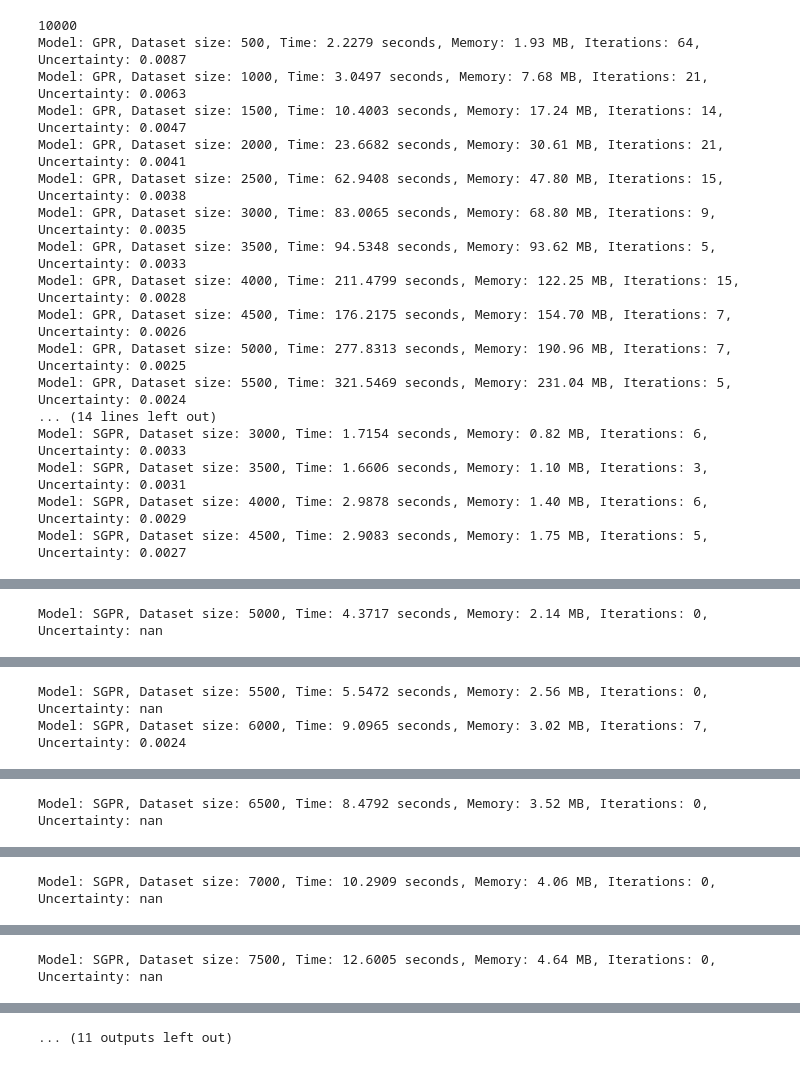
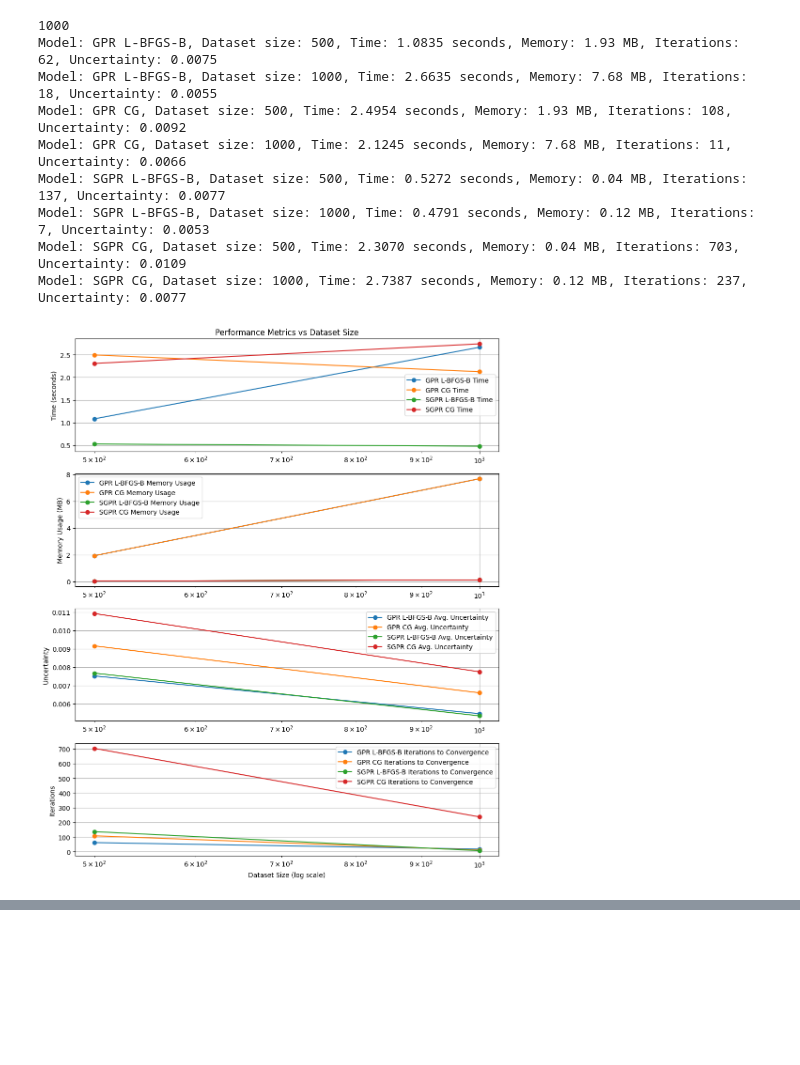
Before and after one commit to TDGB02/Gaussian-Process-Models, a Jupyter notebook: Easy_Comparison_Program.ipynb, the cells around one changed output, grey strips where cells are left out. Saved outputs shown, nothing was run; the diff lists cells and outputs as text; code cells hidden in the pictures; blank space fills up the shorter version.

```diff
--- a/Easy_Comparison_Program.ipynb
+++ b/Easy_Comparison_Program.ipynb
@@ -142,38 +134,39 @@ def run_comparison(max_samples, models_kernels):
     }
 
     # Loop over each model and its kernel
-    for model_name, model_kernel in models_kernels:
+    for model_name, model_kernel, optim_method in models_kernels:
         times = []
         uncertainties = []
         memory_usages = []
         iterations = []
 
         for idx, size in enumerate(dataset_sizes):
-            rmse, avg_uncertainty, time_taken, n_iter = train_and_evaluate_gp(size, model_name, model_kernel)
+            rmse, avg_uncertainty, time_taken, n_iter = train_and_evaluate_gp(size, model_name, model_kernel, optim_method)
             memory = estimate_memory_usage(n_samples=size, n_features=n_features, model_type=model_name, n_inducing=0.1*size)
 
             uncertainties.append(avg_uncertainty)
             times.append(time_taken)
             memory_usages.append(memory)
             iterations.append(n_iter)
-
-            print(f"Model: {model_name}, Dataset size: {size}, Time: {time_taken:.4f} seconds, "
+            name = model_name + " " + optim_method
+            print(f"Model: {name}, Dataset size: {size}, Time: {time_taken:.4f} seconds, "
                   f"Memory: {memory:.2f} MB, Iterations: {n_iter}, "
                   f"Uncertainty: {avg_uncertainty:.4f}")
 
         # Store results for this model
-        results['times'][model_name] = times
-        results['uncertainties'][model_name] = uncertainties
-        results['memory_usages'][model_name] = memory_usages
-        results['iterations'][model_name] = iterations
+        results['times'][name] = times
+        results['uncertainties'][name] = uncertainties
+        results['memory_usages'][name] = memory_usages
+        results['iterations'][name] = iterations
+
 
     # Plotting the results
     plt.figure(figsize=(10, 12))
 
     # Time Plot
     plt.subplot(4, 1, 1)
-    for model_name in results['times']:
-        plt.plot(dataset_sizes, results['times'][model_name], 'o-', label=f'{model_name} Time')
+    for name in results['times']:
+        plt.plot(dataset_sizes, results['times'][name], 'o-', label=f'{name} Time')
     plt.title('Performance Metrics vs Dataset Size')
     plt.ylabel('Time (seconds)')
     plt.xscale('log')
@@ -182,8 +175,8 @@ def run_comparison(max_samples, models_kernels):
 
     # Memory Usage Plot
     plt.subplot(4, 1, 2)
-    for model_name in results['memory_usages']:
-        plt.plot(dataset_sizes, results['memory_usages'][model_name], 'o-', label=f'{model_name} Memory Usage')
+    for name in results['memory_usages']:
+        plt.plot(dataset_sizes, results['memory_usages'][name], 'o-', label=f'{name} Memory Usage')
     plt.ylabel('Memory Usage (MB)')
     plt.xscale('log')
     plt.grid(True)
@@ -191,8 +184,8 @@ def run_comparison(max_samples, models_kernels):
 
     # Uncertainty Plot
     plt.subplot(4, 1, 3)
-    for model_name in results['uncertainties']:
-        plt.plot(dataset_sizes, results['uncertainties'][model_name], 'o-', label=f'{model_name} Avg. Uncertainty')
+    for name in results['uncertainties']:
+        plt.plot(dataset_sizes, results['uncertainties'][name], 'o-', label=f'{name} Avg. Uncertainty')
     plt.ylabel('Uncertainty')
     plt.xscale('log')
     plt.grid(True)
@@ -200,8 +193,8 @@ def run_comparison(max_samples, models_kernels):
 
     # Iterations Plot
     plt.subplot(4, 1, 4)
-    for model_name in results['iterations']:
-        plt.plot(dataset_sizes, results['iterations'][model_name], 'o-', label=f'{model_name} Iterations to Convergence')
+    for name in results['iterations']:
+        plt.plot(dataset_sizes, results['iterations'][name], 'o-', label=f'{name} Iterations to Convergence')
     plt.xlabel('Dataset Size (log scale)')
     plt.ylabel('Iterations')
     plt.xscale('log')
@@ -214,26 +207,21 @@ def run_comparison(max_samples, models_kernels):
     return results
 # %%
 models_kernels = [
-    ("GPR", gpf.kernels.RBF(variance=1.0, lengthscales=1.0)),
-    ("SGPR", gpf.kernels.RBF(variance=1.0, lengthscales=1.0))
+    ("GPR", gpf.kernels.RBF(variance=1.0, lengthscales=1.0), "L-BFGS-B"),
+    ("GPR", gpf.kernels.RBF(variance=1.0, lengthscales=1.0), "CG"),
+    ("SGPR", gpf.kernels.RBF(variance=1.0, lengthscales=1.0), "L-BFGS-B"),
+    ("SGPR", gpf.kernels.RBF(variance=1.0, lengthscales=1.0), "CG"),
 ]
 # Run the comparison for these models
-run_comparison(max_samples=10000, models_kernels=models_kernels)
+run_comparison(max_samples=1000, models_kernels=models_kernels)
 # %% [output]
-10000
-Model: GPR, Dataset size: 500, Time: 2.2279 seconds, Memory: 1.93 MB, Iterations: 64, Uncertainty: 0.0087
-Model: GPR, Dataset size: 1000, Time: 3.0497 seconds, Memory: 7.68 MB, Iterations: 21, Uncertainty: 0.0063
-Model: GPR, Dataset size: 1500, Time: 10.4003 seconds, Memory: 17.24 MB, Iterations: 14, Uncertainty: 0.0047
-Model: GPR, Dataset size: 2000, Time: 23.6682 seconds, Memory: 30.61 MB, Iterations: 21, Uncertainty: 0.0041
-Model: GPR, Dataset size: 2500, Time: 62.9408 seconds, Memory: 47.80 MB, Iterations: 15, Uncertainty: 0.0038
-Model: GPR, Dataset size: 3000, Time: 83.0065 seconds, Memory: 68.80 MB, Iterations: 9, Uncertainty: 0.0035
-Model: GPR, Dataset size: 3500, Time: 94.5348 seconds, Memory: 93.62 MB, Iterations: 5, Uncertainty: 0.0033
-Model: GPR, Dataset size: 4000, Time: 211.4799 seconds, Memory: 122.25 MB, Iterations: 15, Uncertainty: 0.0028
-Model: GPR, Dataset size: 4500, Time: 176.2175 seconds, Memory: 154.70 MB, Iterations: 7, Uncertainty: 0.0026
-Model: GPR, Dataset size: 5000, Time: 277.8313 seconds, Memory: 190.96 MB, Iterations: 7, Uncertainty: 0.0025
-Model: GPR, Dataset size: 5500, Time: 321.5469 seconds, Memory: 231.04 MB, Iterations: 5, Uncertainty: 0.0024
-... (14 lines left out)
-Model: SGPR, Dataset size: 3000, Time: 1.7154 seconds, Memory: 0.82 MB, Iterations: 6, Uncertainty: 0.0033
-Model: SGPR, Dataset size: 3500, Time: 1.6606 seconds, Memory: 1.10 MB, Iterations: 3, Uncertainty: 0.0031
-Model: SGPR, Dataset size: 4000, Time: 2.9878 seconds, Memory: 1.40 MB, Iterations: 6, Uncertainty: 0.0029
-Model: SGPR, Dataset size: 4500, Time: 2.9083 seconds, Memory: 1.75 MB, Iterations: 5, Uncertainty: 0.0027
+1000
+Model: GPR L-BFGS-B, Dataset size: 500, Time: 1.0835 seconds, Memory: 1.93 MB, Iterations: 62, Uncertainty: 0.0075
+Model: GPR L-BFGS-B, Dataset size: 1000, Time: 2.6635 seconds, Memory: 7.68 MB, Iterations: 18, Uncertainty: 0.0055
+Model: GPR CG, Dataset size: 500, Time: 2.4954 seconds, Memory: 1.93 MB, Iterations: 108, Uncertainty: 0.0092
+Model: GPR CG, Dataset size: 1000, Time: 2.1245 seconds, Memory: 7.68 MB, Iterations: 11, Uncertainty: 0.0066
+Model: SGPR L-BFGS-B, Dataset size: 500, Time: 0.5272 seconds, Memory: 0.04 MB, Iterations: 137, Uncertainty: 0.0077
+Model: SGPR L-BFGS-B, Dataset size: 1000, Time: 0.4791 seconds, Memory: 0.12 MB, Iterations: 7, Uncertainty: 0.0053
+Model: SGPR CG, Dataset size: 500, Time: 2.3070 seconds, Memory: 0.04 MB, Iterations: 703, Uncertainty: 0.0109
+Model: SGPR CG, Dataset size: 1000, Time: 2.7387 seconds, Memory: 0.12 MB, Iterations: 237, Uncertainty: 0.0077
+[figure, added]
@@ -242 +244,0 @@ Model: SGPR, Dataset size: 4500, Time: 2.9083 seconds, Memory: 1.75 MB, Iteratio
-Model: SGPR, Dataset size: 5000, Time: 4.3717 seconds, Memory: 2.14 MB, Iterations: 0, Uncertainty: nan
@@ -245,2 +244,0 @@ Model: SGPR, Dataset size: 5000, Time: 4.3717 seconds, Memory: 2.14 MB, Iteratio
-Model: SGPR, Dataset size: 5500, Time: 5.5472 seconds, Memory: 2.56 MB, Iterations: 0, Uncertainty: nan
-Model: SGPR, Dataset size: 6000, Time: 9.0965 seconds, Memory: 3.02 MB, Iterations: 7, Uncertainty: 0.0024
@@ -249 +244,0 @@ Model: SGPR, Dataset size: 6000, Time: 9.0965 seconds, Memory: 3.02 MB, Iteratio
-Model: SGPR, Dataset size: 6500, Time: 8.4792 seconds, Memory: 3.52 MB, Iterations: 0, Uncertainty: nan
@@ -252 +244,0 @@ Model: SGPR, Dataset size: 6500, Time: 8.4792 seconds, Memory: 3.52 MB, Iteratio
-Model: SGPR, Dataset size: 7000, Time: 10.2909 seconds, Memory: 4.06 MB, Iterations: 0, Uncertainty: nan
@@ -255 +244,0 @@ Model: SGPR, Dataset size: 7000, Time: 10.2909 seconds, Memory: 4.06 MB, Iterati
-Model: SGPR, Dataset size: 7500, Time: 12.6005 seconds, Memory: 4.64 MB, Iterations: 0, Uncertainty: nan
@@ -258 +244,0 @@ Model: SGPR, Dataset size: 7500, Time: 12.6005 seconds, Memory: 4.64 MB, Iterati
-... (11 outputs left out)
```
Also changed, not shown: parts of 3 cells of this notebook, 1 other file.
